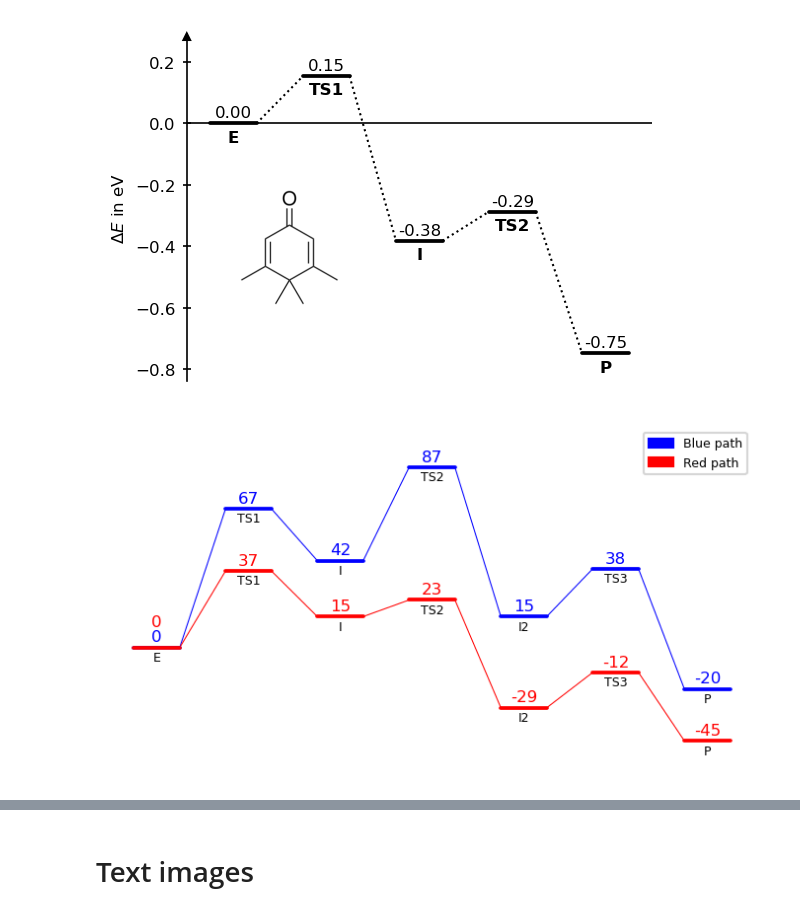
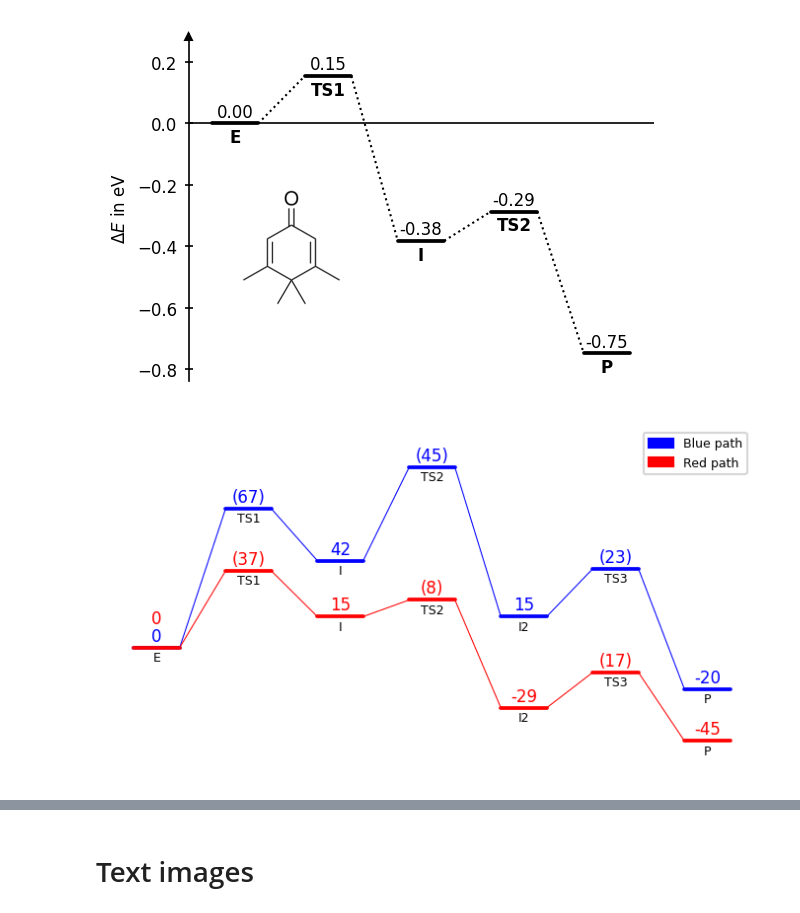
Before and after one commit to Tonner-Zech-Group/chem-diagrams, a Jupyter notebook: examples/readme_images.ipynb, the cells around one changed output, grey strips where cells are left out. Saved outputs shown, nothing was run; the diff lists cells and outputs as text; code cells hidden in the pictures.

```diff
--- a/examples/readme_images.ipynb
+++ b/examples/readme_images.ipynb
@@ -329,35 +358,56 @@ dia.show()
 # %% [output]
 [figure]
 # %%
+from chemdiagrams import EnergyDiagram
+import os.path
+
 dia = EnergyDiagram()
 dia.set_diagram_style("borderless")
 
 dia.draw_path(
     [0,1,2,3,4,5,6], [0, 67, 42, 87, 15, 38, -20], "blue",
     path_name="Blue path",
     linetypes=2
 )
 
 dia.draw_path(
     [0,1,2,3,4,5,6], [0, 37, 15, 23, -29, -12, -45], "red",
     path_name="Red path",
     linetypes=2
 )
 
 dia.add_numbers_auto()
 dia.add_path_labels("Blue path", ["E", "TS1", "I", "TS2", "I2", "TS3", "P"], color="black", fontsize=6)
 dia.add_path_labels("Red path", [None, "TS1", "I", "TS2", "I2", "TS3", "P"], color="black", fontsize=6)
 
+dia.modify_number_values(
+    x=1,
+    x_add=1,
+    x_subtract=0
+)
+
+dia.modify_number_values(
+    x=3,
+    x_add=3,
+    x_subtract=2
+)
+
+dia.modify_number_values(
+    x=5,
+    x_add=5,
+    x_subtract=4
+)
+
 for path in dia.lines.values():
     for connector in path.connections.values():
         connector.set_lw(0.5)
 
 dia.legend(fontsize=6)
 
 dia.fig.savefig(os.path.join("..", "docs", "img", "title", "image_9.png"), dpi=300, bbox_inches="tight")
 dia.show()
 # %% [output]
-[figure, old version]
+[figure, new version]
 # %%
 import os
 from PIL import Image
```
Also changed, not shown: parts of 19 cells of this notebook, 30 other files.
